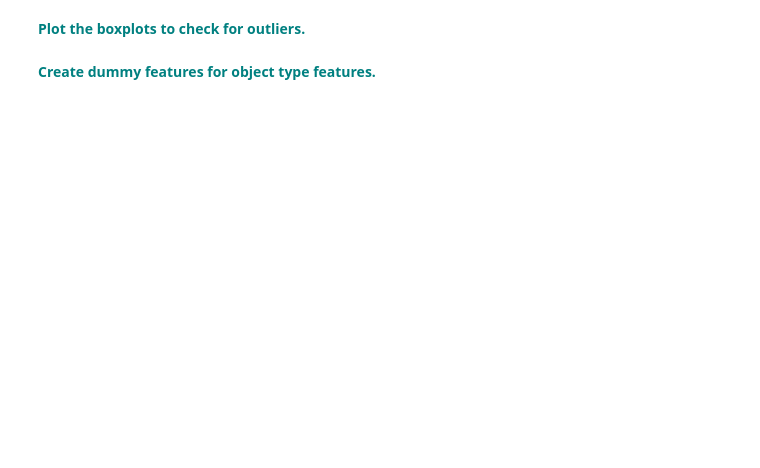
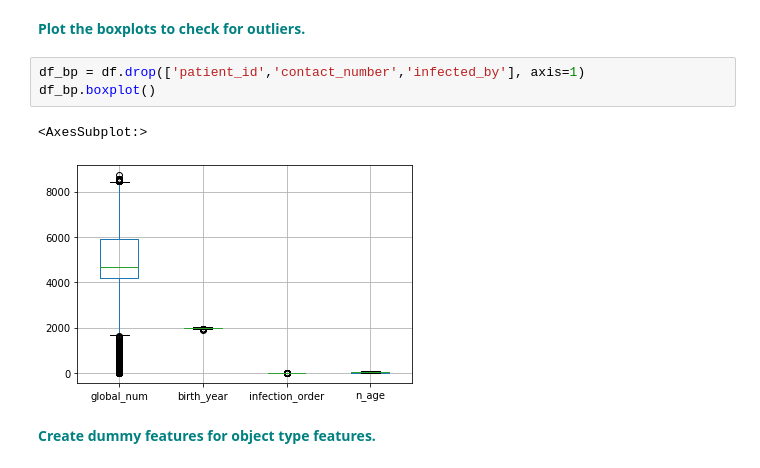
Before and after one commit to azarbarzin/Springboard, a Jupyter notebook: 14/RandomForest/RandomForest_casestudy_covid19.ipynb, the cells around one changed output. Saved outputs shown, nothing was run; the diff lists cells and outputs as text; blank space fills up the shorter version.

```diff
--- a/14/RandomForest/RandomForest_casestudy_covid19.ipynb
+++ b/14/RandomForest/RandomForest_casestudy_covid19.ipynb
@@ -126,4 +349,10 @@ vn
 # %% [markdown]
 **<font color='teal'> Plot the boxplots to check for outliers. </font>**
+# %%
+df_bp = df.drop(['patient_id','contact_number','infected_by'], axis=1)
+df_bp.boxplot()
+# %% [output]
+<AxesSubplot:>
+[figure, added]
 # %% [markdown]
 **<font color='teal'> Create dummy features for object type features. </font>**
```
Also changed, not shown: parts of 27 cells of this notebook.
